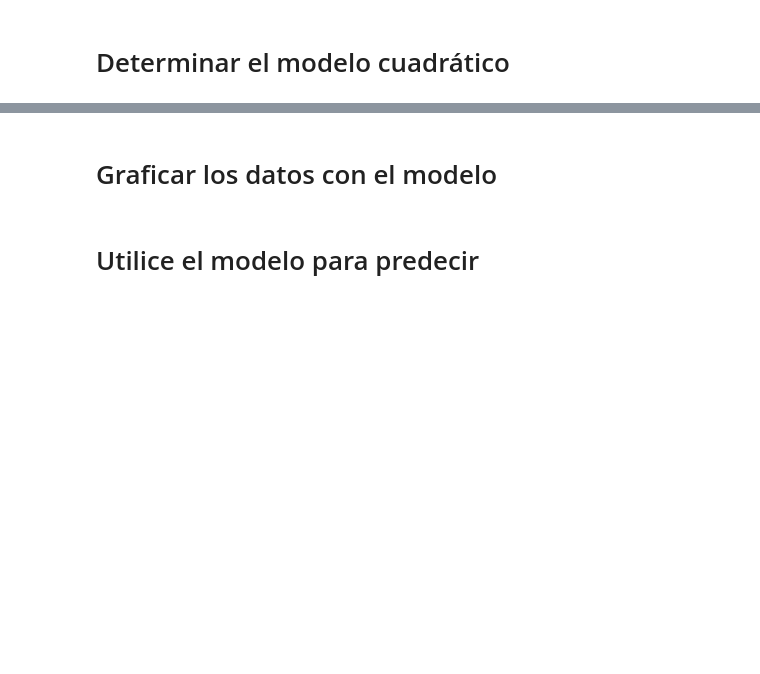
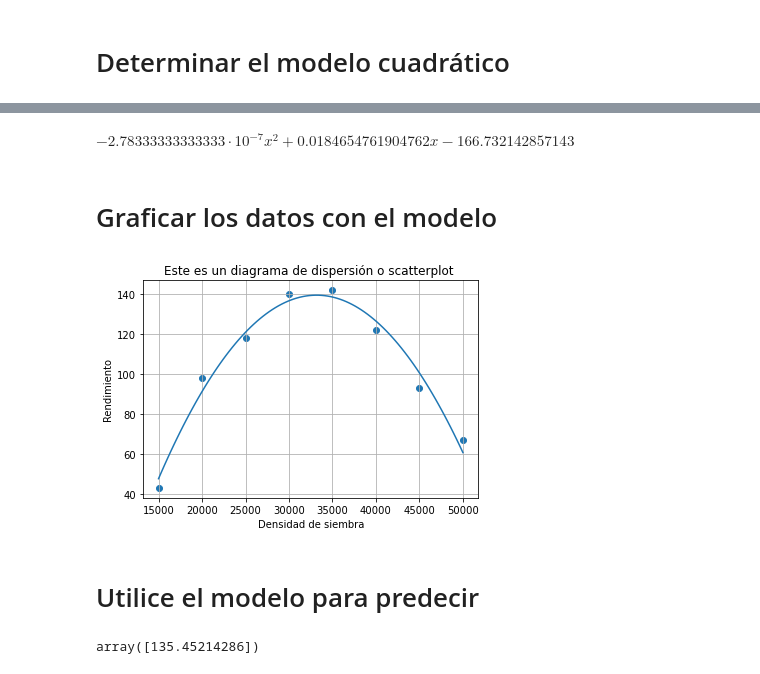
Before and after one commit to marco-canas/fundamentos_de_las_matematicas, a Jupyter notebook: clases/3_funciones/funciones_polinomiales/modelo_polinomial_2.ipynb, the cells around one changed output, grey strips where cells are left out. Saved outputs shown, nothing was run; the diff lists cells and outputs as text; code cells hidden in the pictures; blank space fills up the shorter version.

```diff
--- a/clases/3_funciones/funciones_polinomiales/modelo_polinomial_2.ipynb
+++ b/clases/3_funciones/funciones_polinomiales/modelo_polinomial_2.ipynb
@@ -52,2 +66,10 @@ tabla
 # %% [markdown]
 # Determinar el modelo cuadrático
+# %%
+from sklearn.preprocessing import PolynomialFeatures
+poly_features = PolynomialFeatures(degree=2, include_bias=False)
+d_poly = poly_features.fit_transform(d.reshape(-1,1))
+from sklearn.linear_model import LinearRegression
+lin_reg = LinearRegression()
+lin_reg.fit(d_poly, R)   # Genera el modelo que mejor ajusta los datos
+c,b,a = lin_reg.intercept_, lin_reg.coef_[0], lin_reg.coef_[1],  # ax^{2} + bx + c
@@ -54,4 +81,33 @@ tabla
+# %%
+from sympy import *
+
+a, b, c, R, x = var('a, b, c, R, x')
+c,b,a = lin_reg.intercept_, lin_reg.coef_[0], lin_reg.coef_[1],  # ax^{2} + bx + c
+
+( a*x**2+ b*x + c).evalf()
+# %% [output]
+$\displaystyle - 2.78333333333333 \cdot 10^{-7} x^{2} + 0.0184654761904762 x - 166.732142857143$
 # %% [markdown]
 # Graficar los datos con el modelo
+# %%
+dominio = np.linspace(min(d), max(d), 100)
+rango = a*dominio**2+b*dominio + c
+
+plt.plot(dominio, rango)
+
+plt.scatter(d, R)
+
+plt.title("Este es un diagrama de dispersión o scatterplot ")
+
+plt.xlabel('Densidad de siembra')
+plt.ylabel('Rendimiento')
+
+plt.grid()
+# %% [output]
+[figure, added]
 # %% [markdown]
 # Utilice el modelo para predecir
+# %%
+lin_reg.predict([[37_000, 37000**2]])
+# %% [output]
+array([135.45214286])
```
Also changed, not shown: parts of 6 cells of this notebook.
